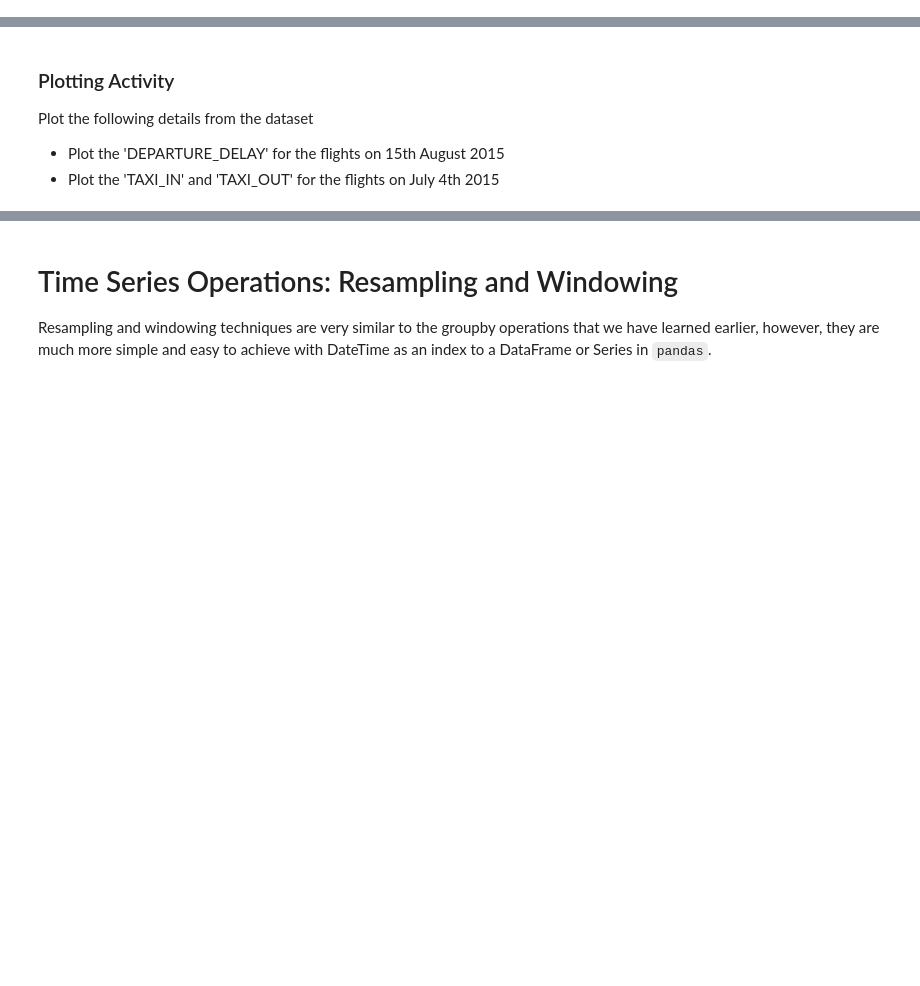
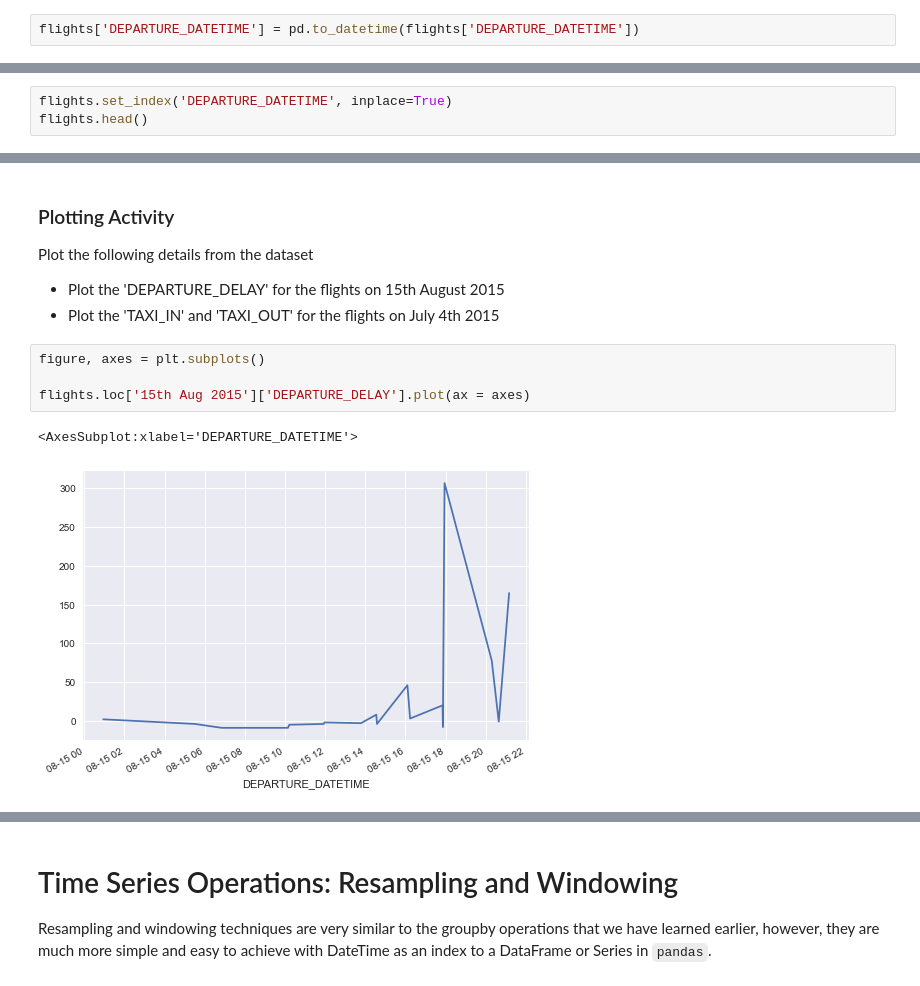
Before and after one commit to ssomanch/ITAO30210_Fall_2021, a Jupyter notebook: Lecture_24_Pandas_TimeSeries_Nov_18.ipynb, the cells around one changed output, grey strips where cells are left out. Cells and saved outputs as stored; diff of their text form; blank space fills up the shorter version.

```diff
--- a/Lecture_24_Pandas_TimeSeries_Nov_18.ipynb
+++ b/Lecture_24_Pandas_TimeSeries_Nov_18.ipynb
@@ -219,3 +391,5 @@ flights.dtypes
 
 * Convert the 'DEPARTURE_DATETIME' to a datetime data type.
 * Now look at the dtypes of the 'flights' DataFrame by typing flights.dtypes
+# %%
+flights['DEPARTURE_DATETIME'] = pd.to_datetime(flights['DEPARTURE_DATETIME'])
@@ -223,3 +409,6 @@ flights.dtypes
 #### Step 2
 
 * Set the 'DEPARTURE_DATETIME' as an index for the flights DataFrame.
+# %%
+flights.set_index('DEPARTURE_DATETIME', inplace=True)
+flights.head()
@@ -302,3 +610,10 @@ This does not make sense as all of the columns here are not on the same scale.
 Plot the following details from the dataset
 * Plot the 'DEPARTURE_DELAY' for the flights on 15th August 2015
 * Plot the 'TAXI_IN' and 'TAXI_OUT' for the flights on July 4th 2015
+# %%
+figure, axes = plt.subplots()
+
+flights.loc['15th Aug 2015']['DEPARTURE_DELAY'].plot(ax = axes)
+# %% [output]
+<AxesSubplot:xlabel='DEPARTURE_DATETIME'>
+[figure, added]
```
Also changed, not shown: parts of 67 cells of this notebook.
